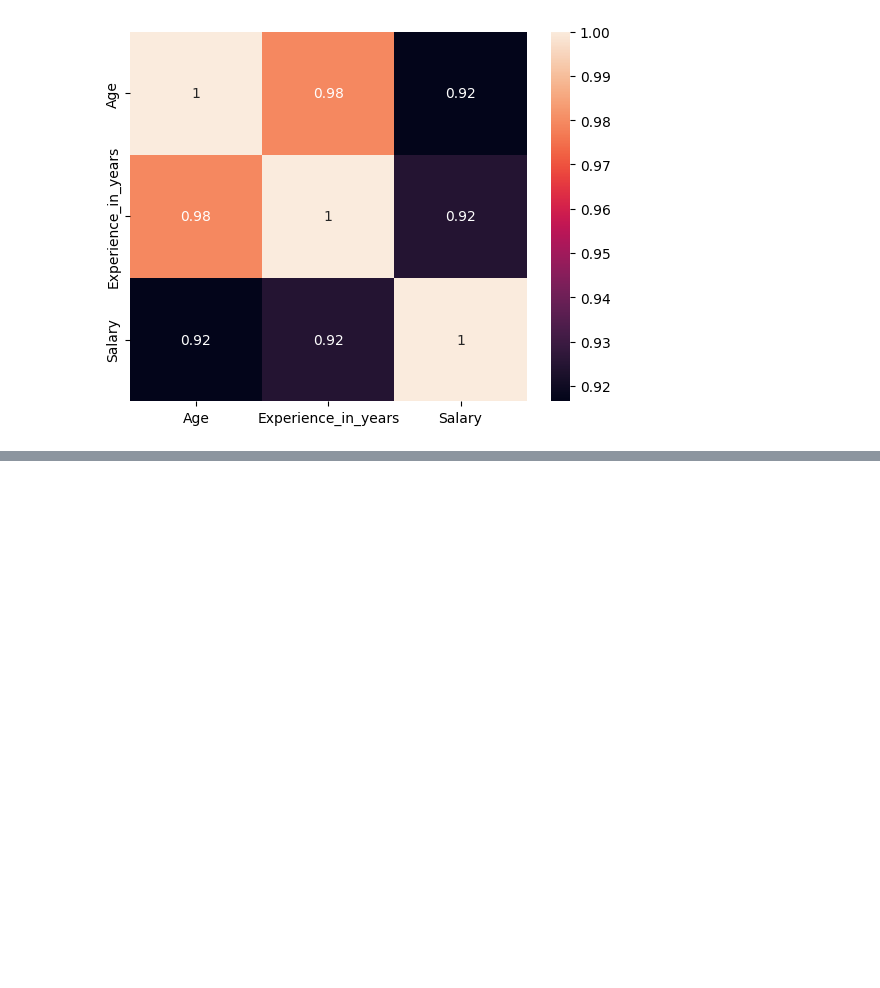
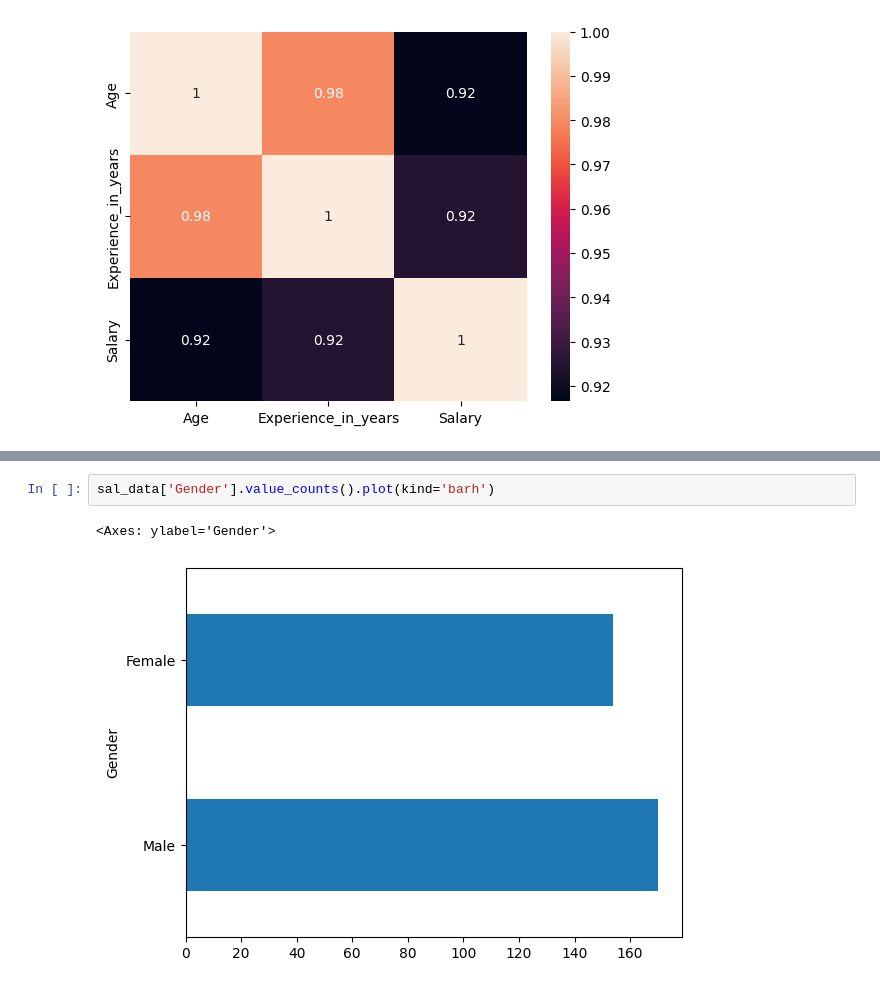
Before and after one commit to gowtham1035/Salary_prediction, a Jupyter notebook: salary_predictor.ipynb, the cells around one changed output, grey strips where cells are left out. Saved outputs shown, nothing was run; the diff lists cells and outputs as text; blank space fills up the shorter version.

```diff
--- a/salary_predictor.ipynb
+++ b/salary_predictor.ipynb
@@ -134,0 +165,5 @@ sns.heatmap(corr,annot = True)
+# %%
+sal_data['Gender'].value_counts().plot(kind='barh')
+# %% [output]
+<Axes: ylabel='Gender'>
+[figure, added]
```
Also changed, not shown: parts of 44 cells of this notebook.
